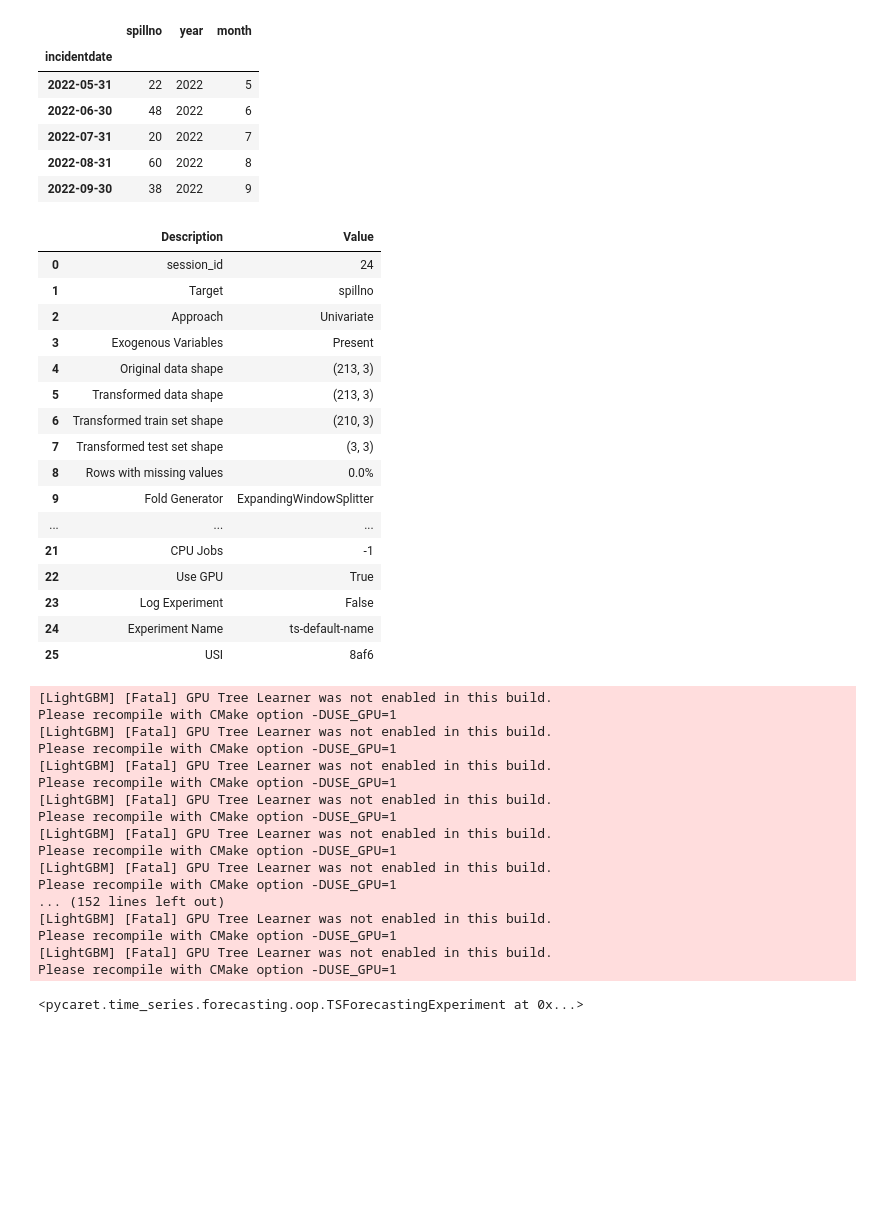
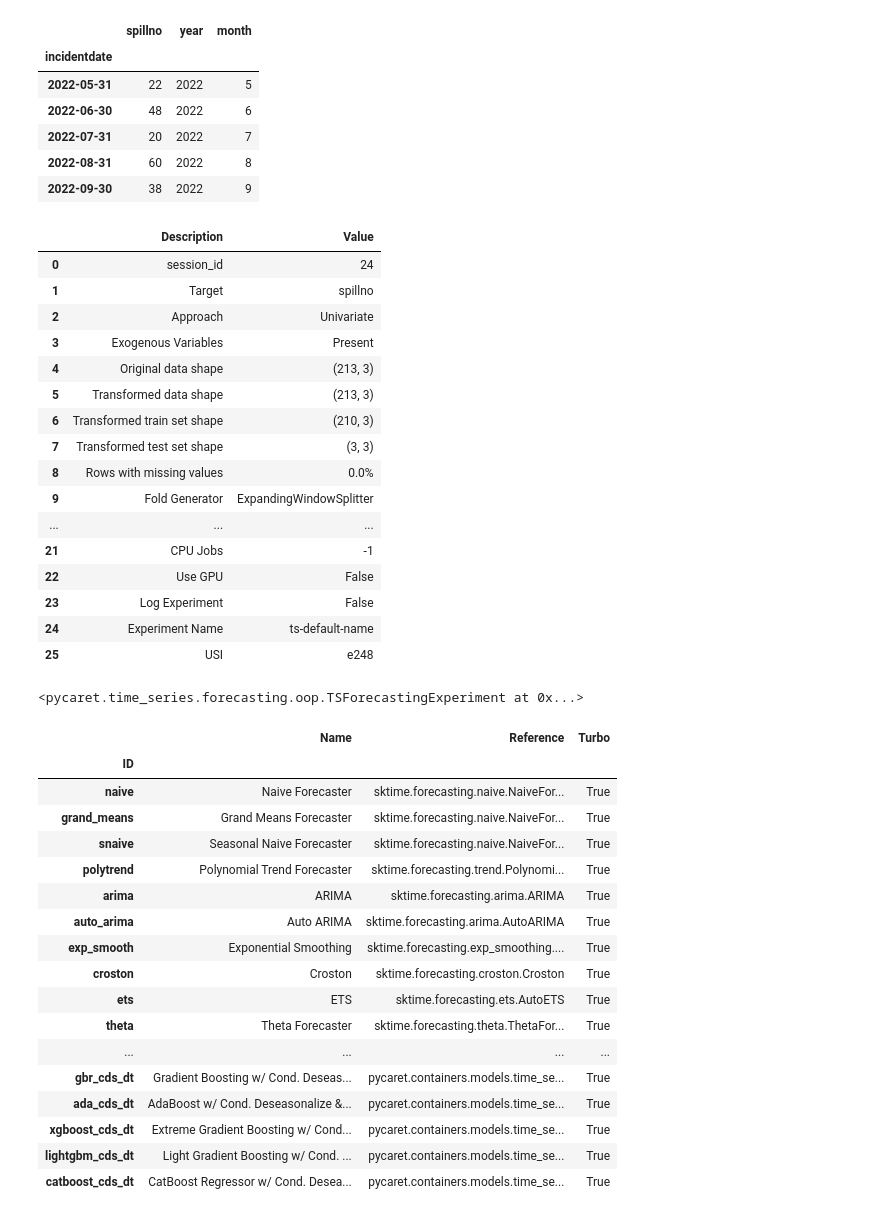
Before and after one commit to fitditcorp4/research, a Jupyter notebook: flaml_pycaret_optuna.ipynb, the cells around one changed output. Saved outputs shown, nothing was run; the diff lists cells and outputs as text; code cells hidden in the pictures; blank space fills up the shorter version.

Commit message:
Model Fiting 1

```diff
--- a/flaml_pycaret_optuna.ipynb
+++ b/flaml_pycaret_optuna.ipynb
@@ -95,43 +95,48 @@ fig_kwargs = {"renderer": "notebook", "width": 1000, "height": 600}
 # %%
 # Pycaret experiment design
 
 exp_auto = TSForecastingExperiment()
 
 # enforce_exogenous=False --> Use multivariate forecasting when model supports it, else use univariate forecasting
-exp_auto.setup(data=data, target=target, fh=FH, enforce_exogenous=False,fig_kwargs=fig_kwargs, session_id=24,use_gpu=True)
+exp_auto.setup(data=data, target=target, fh=FH, enforce_exogenous=False,fig_kwargs=fig_kwargs, session_id=24,use_gpu=False)
 # %% [output]
 |  | Description | Value |
 | 0 | session_id | 24 |
 | 1 | Target | spillno |
 | 2 | Approach | Univariate |
 | 3 | Exogenous Variables | Present |
 | 4 | Original data shape | (213, 3) |
 | 5 | Transformed data shape | (213, 3) |
 | 6 | Transformed train set shape | (210, 3) |
 | 7 | Transformed test set shape | (3, 3) |
 | 8 | Rows with missing values | 0.0% |
 | 9 | Fold Generator | ExpandingWindowSplitter |
 | ... | ... | ... |
 | 21 | CPU Jobs | -1 |
-| 22 | Use GPU | True |
+| 22 | Use GPU | False |
 | 23 | Log Experiment | False |
 | 24 | Experiment Name | ts-default-name |
-| 25 | USI | 8af6 |
+| 25 | USI | e248 |
-[LightGBM] [Fatal] GPU Tree Learner was not enabled in this build.
-Please recompile with CMake option -DUSE_GPU=1
-[LightGBM] [Fatal] GPU Tree Learner was not enabled in this build.
-Please recompile with CMake option -DUSE_GPU=1
-[LightGBM] [Fatal] GPU Tree Learner was not enabled in this build.
-Please recompile with CMake option -DUSE_GPU=1
-[LightGBM] [Fatal] GPU Tree Learner was not enabled in this build.
-Please recompile with CMake option -DUSE_GPU=1
-[LightGBM] [Fatal] GPU Tree Learner was not enabled in this build.
-Please recompile with CMake option -DUSE_GPU=1
-[LightGBM] [Fatal] GPU Tree Learner was not enabled in this build.
-Please recompile with CMake option -DUSE_GPU=1
-... (152 lines left out)
-[LightGBM] [Fatal] GPU Tree Learner was not enabled in this build.
-Please recompile with CMake option -DUSE_GPU=1
-[LightGBM] [Fatal] GPU Tree Learner was not enabled in this build.
-Please recompile with CMake option -DUSE_GPU=1
+<pycaret.time_series.forecasting.oop.TSForecastingExperiment at 0x...>
-<pycaret.time_series.forecasting.oop.TSForecastingExperiment at 0x...>
+# %%
+# List of available models
+exp_auto.models()
+# %% [output]
+|  | Name | Reference | Turbo |
+| ID |  |  |  |
+| naive | Naive Forecaster | sktime.forecasting.naive.NaiveFor... | True |
+| grand_means | Grand Means Forecaster | sktime.forecasting.naive.NaiveFor... | True |
+| snaive | Seasonal Naive Forecaster | sktime.forecasting.naive.NaiveFor... | True |
+| polytrend | Polynomial Trend Forecaster | sktime.forecasting.trend.Polynomi... | True |
+| arima | ARIMA | sktime.forecasting.arima.ARIMA | True |
+| auto_arima | Auto ARIMA | sktime.forecasting.arima.AutoARIMA | True |
+| exp_smooth | Exponential Smoothing | sktime.forecasting.exp_smoothing.... | True |
+| croston | Croston | sktime.forecasting.croston.Croston | True |
+| ets | ETS | sktime.forecasting.ets.AutoETS | True |
+| theta | Theta Forecaster | sktime.forecasting.theta.ThetaFor... | True |
+| ... | ... | ... | ... |
+| gbr_cds_dt | Gradient Boosting w/ Cond. Deseas... | pycaret.containers.models.time_se... | True |
+| ada_cds_dt | AdaBoost w/ Cond. Deseasonalize &... | pycaret.containers.models.time_se... | True |
+| xgboost_cds_dt | Extreme Gradient Boosting w/ Cond... | pycaret.containers.models.time_se... | True |
+| lightgbm_cds_dt | Light Gradient Boosting w/ Cond. ... | pycaret.containers.models.time_se... | True |
+| catboost_cds_dt | CatBoost Regressor w/ Cond. Desea... | pycaret.containers.models.time_se... | True |
```
Also changed, not shown: parts of 1 cell of this notebook, 5 other files.
